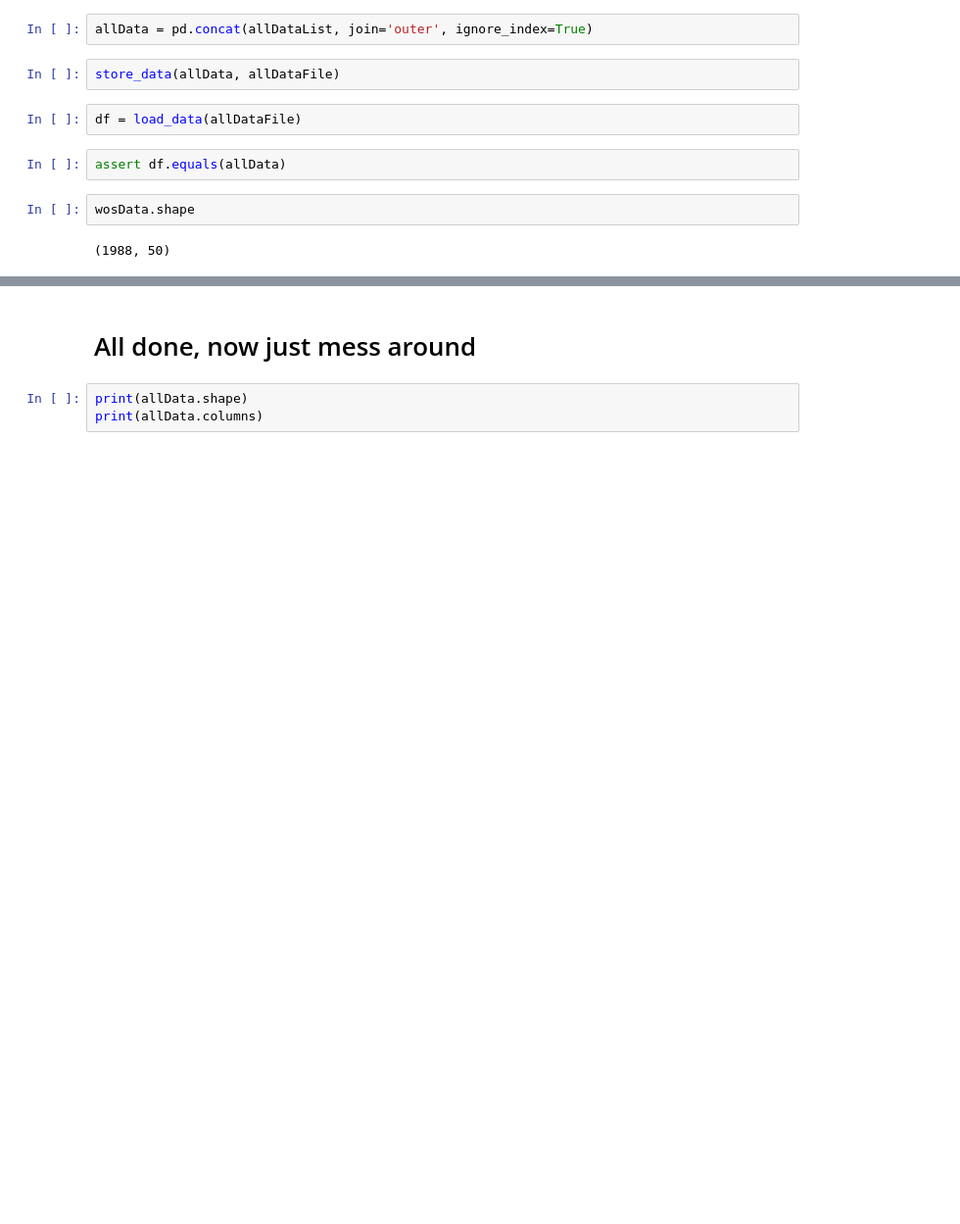
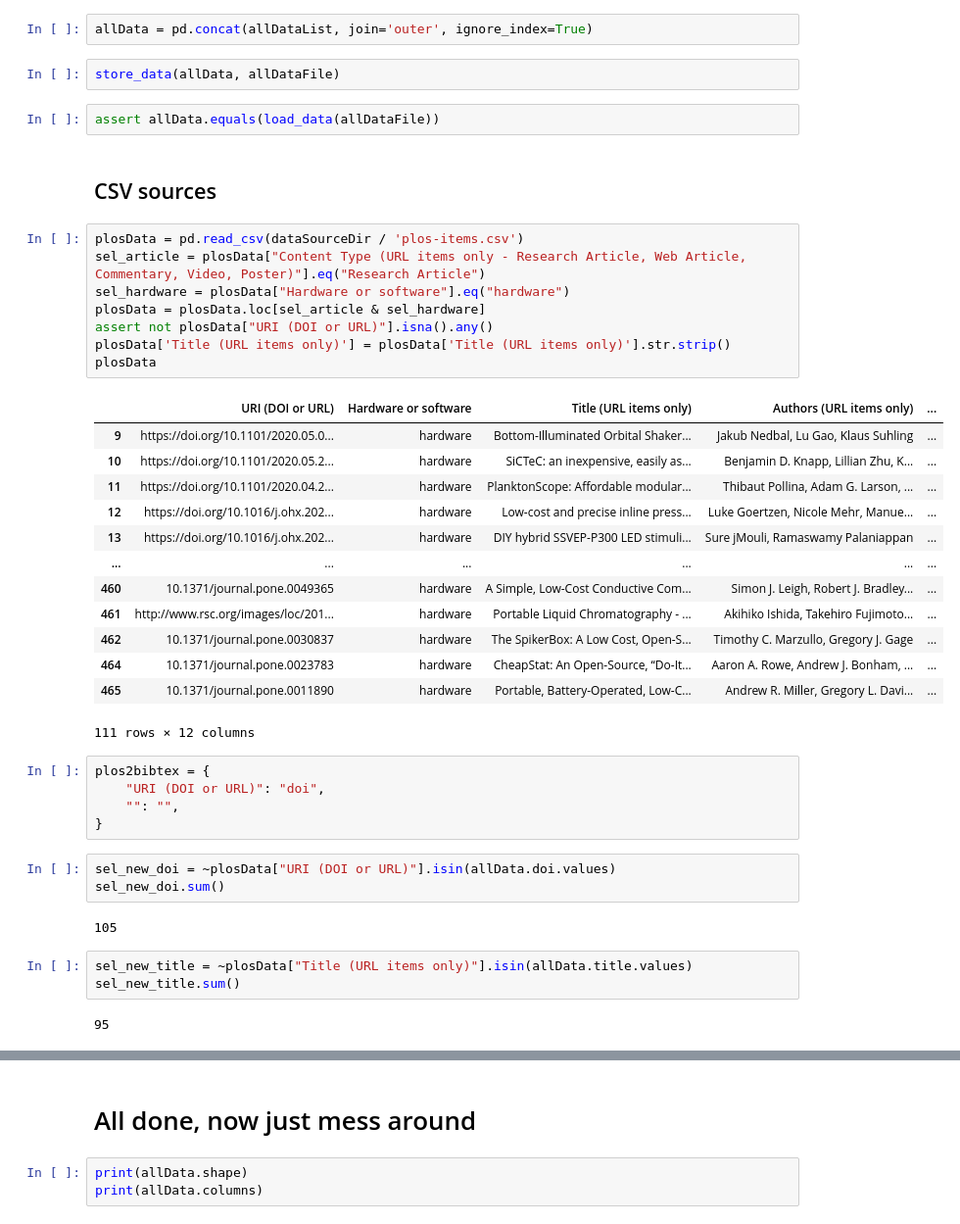
Before and after one commit to amchagas/open-hardware-supply, a Jupyter notebook: code/data_etl.ipynb, the cells around one changed output, grey strips where cells are left out. Shown at 98% size. Drawn from its saved outputs; the diff is of its cells as text; blank space fills up the shorter version.

Commit message:
Initial work on the plos collection data

```diff
--- a/code/data_etl.ipynb
+++ b/code/data_etl.ipynb
@@ -64,10 +66,43 @@ allData = pd.concat(allDataList, join='outer', ignore_index=True)
 # %%
 store_data(allData, allDataFile)
 # %%
-df = load_data(allDataFile)
+assert allData.equals(load_data(allDataFile))
-# %%
-assert df.equals(allData)
-# %%
-wosData.shape
-# %% [output]
-(1988, 50)
+# %% [markdown]
+## CSV sources
+# %%
+plosData = pd.read_csv(dataSourceDir / 'plos-items.csv')
+sel_article = plosData["Content Type (URL items only - Research Article, Web Article, Commentary, Video, Poster)"].eq("Research Article")
+sel_hardware = plosData["Hardware or software"].eq("hardware")
+plosData = plosData.loc[sel_article & sel_hardware]
+assert not plosData["URI (DOI or URL)"].isna().any()
+plosData['Title (URL items only)'] = plosData['Title (URL items only)'].str.strip()
+plosData
+# %% [output]
+|  | URI (DOI or URL) | Hardware or software | Title (URL items only) | Authors (URL items only) | ... |
+| 9 | https://doi.org/10.1101/2020.05.0... | hardware | Bottom-Illuminated Orbital Shaker... | Jakub Nedbal, Lu Gao, Klaus Suhling | ... |
+| 10 | https://doi.org/10.1101/2020.05.2... | hardware | SiCTeC: an inexpensive, easily as... | Benjamin D. Knapp, Lillian Zhu, K... | ... |
+| 11 | https://doi.org/10.1101/2020.04.2... | hardware | PlanktonScope: Affordable modular... | Thibaut Pollina, Adam G. Larson, ... | ... |
+| 12 | https://doi.org/10.1016/j.ohx.202... | hardware | Low-cost and precise inline press... | Luke Goertzen, Nicole Mehr, Manue... | ... |
+| 13 | https://doi.org/10.1016/j.ohx.202... | hardware | DIY hybrid SSVEP-P300 LED stimuli... | Sure jMouli, Ramaswamy Palaniappan | ... |
+| ... | ... | ... | ... | ... | ... |
+| 460 | 10.1371/journal.pone.0049365 | hardware | A Simple, Low-Cost Conductive Com... | Simon J. Leigh, Robert J. Bradley... | ... |
+| 461 | http://www.rsc.org/images/loc/201... | hardware | Portable Liquid Chromatography - ... | Akihiko Ishida, Takehiro Fujimoto... | ... |
+| 462 | 10.1371/journal.pone.0030837 | hardware | The SpikerBox: A Low Cost, Open-S... | Timothy C. Marzullo, Gregory J. Gage | ... |
+| 464 | 10.1371/journal.pone.0023783 | hardware | CheapStat: An Open-Source, “Do-It... | Aaron A. Rowe, Andrew J. Bonham, ... | ... |
+| 465 | 10.1371/journal.pone.0011890 | hardware | Portable, Battery-Operated, Low-C... | Andrew R. Miller, Gregory L. Davi... | ... |
+111 rows × 12 columns
+# %%
+plos2bibtex = {
+    "URI (DOI or URL)": "doi",
+    "": "",
+}
+# %%
+sel_new_doi = ~plosData["URI (DOI or URL)"].isin(allData.doi.values)
+sel_new_doi.sum()
+# %% [output]
+105
+# %%
+sel_new_title = ~plosData["Title (URL items only)"].isin(allData.title.values)
+sel_new_title.sum()
+# %% [output]
+95
```
Also changed, not shown: parts of 5 cells of this notebook.
